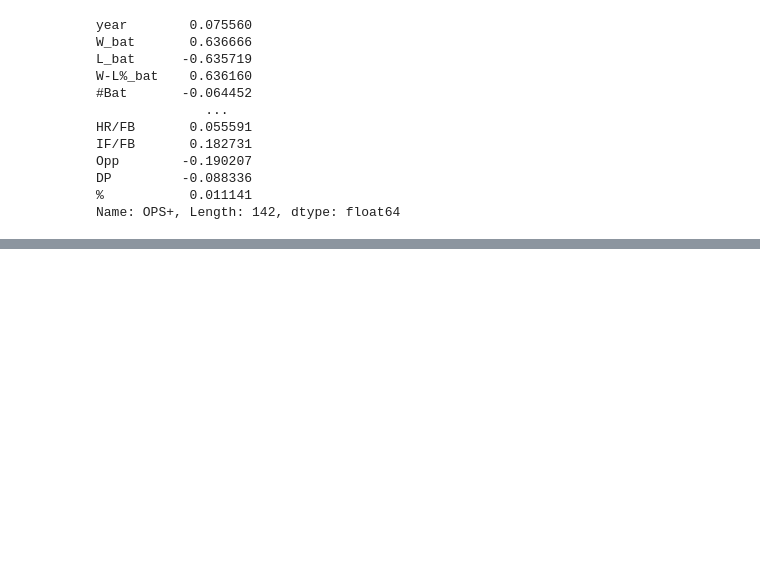
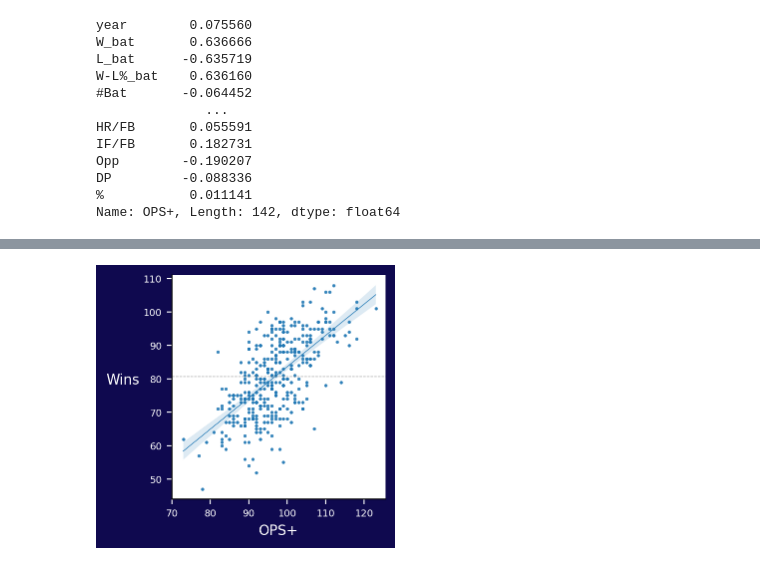
Before and after one commit to martin-reyes/project-regression_predict_mlb_wins, a Jupyter notebook: Explore.ipynb, the cells around one changed output, grey strips where cells are left out. Drawn from its saved outputs; the diff is of its cells as text; code cells hidden in the pictures; blank space fills up the shorter version.

```diff
--- a/P1 Explore.ipynb
+++ b/Explore.ipynb
@@ -975,0 +1141,30 @@ Name: OPS+, Length: 142, dtype: float64
+# %%
+sns.lmplot(data=tm_batting_train, x='OPS+', y='W', height=3,
+           scatter_kws={'s': 2},
+           line_kws={'linewidth': .5})
+
+plt.xticks(ticks=np.arange(70, 121, 10), fontsize=8)
+plt.xlabel('OPS+', color='white')
+plt.yticks(ticks=np.arange(50, 111, 10), fontsize=8)
+plt.ylabel('Wins', rotation=0, labelpad=15, color='white')
+
+plt.tick_params(axis='both', labelsize=7)
+
+fig = plt.gcf()
+fig.set_facecolor('#0f094f')
+
+plt.tick_params(axis='both', which='both',
+                    color='white', labelcolor='white')
+
+# Calculate mean number of wins
+mean_wins = tm_batting_train['W'].mean()
+
+# Draw vertical line at the mean number of wins
+plt.axhline(y=mean_wins, color='grey', linestyle='dashed',
+            linewidth=.5)
+
+
+sns.despine()
+plt.show()
+# %% [output]
+[figure, added]
```
Also changed, not shown: parts of 16 cells of this notebook, 5 other files.
